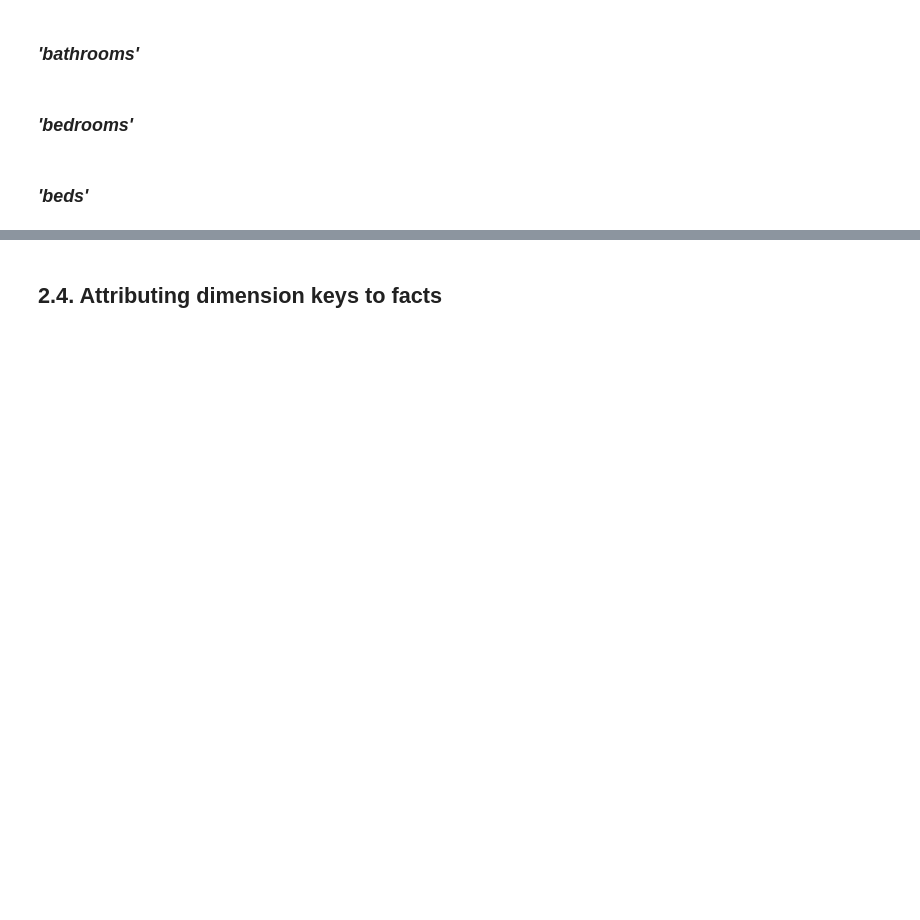
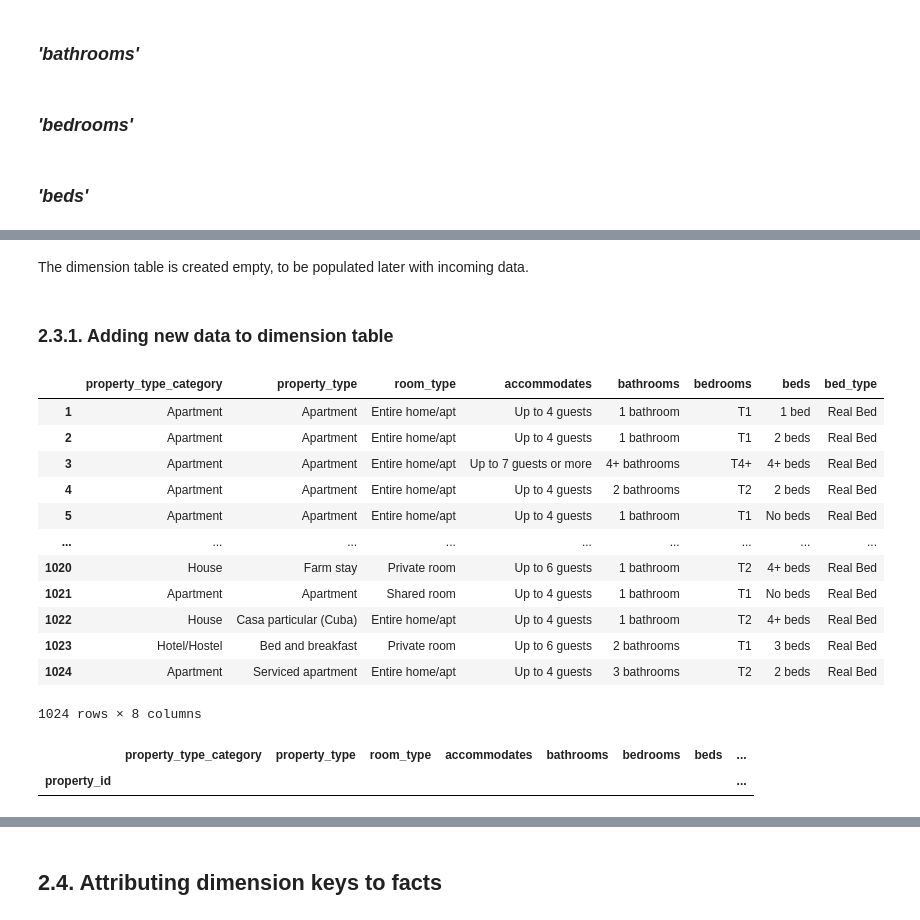
Before and after one commit to beatriz-lima/TPD-Airbnb-Data, a Jupyter notebook: Notebooks/ETL_Property.ipynb, the cells around one changed output, grey strips where cells are left out. Drawn from its saved outputs; the diff is of its cells as text; code cells hidden in the pictures; blank space fills up the shorter version.

```diff
--- a/Notebooks/ETL_Property.ipynb
+++ b/Notebooks/ETL_Property.ipynb
@@ -182,3 +218,7 @@ df_conv_facts
+# %% [markdown]
+The dimension table is created empty, to be populated later with incoming data.
+# %% [markdown]
+### 2.3.1. Adding new data to dimension table
 # %%
 def create_property_dimension(df_conv_facts,columns):
     """Creates a Property dimension table from a converted facts DataFrame"""
@@ -188,6 +228,20 @@ def create_property_dimension(df_conv_facts,columns):
 
     return property_dimension
 # %%
-property_dimension = create_property_dimension(df_conv_facts,list(df_conv_facts.columns[1:]))
+property_dimension_new = create_property_dimension(df_conv_facts,list(df_conv_facts.columns[1:]))
 
-property_dimension
+property_dimension_new
+# %% [output]
+|  | property_type_category | property_type | room_type | accommodates | bathrooms | bedrooms | beds | bed_type |
+| 1 | Apartment | Apartment | Entire home/apt | Up to 4 guests | 1 bathroom | T1 | 1 bed | Real Bed |
+| 2 | Apartment | Apartment | Entire home/apt | Up to 4 guests | 1 bathroom | T1 | 2 beds | Real Bed |
+| 3 | Apartment | Apartment | Entire home/apt | Up to 7 guests or more | 4+ bathrooms | T4+ | 4+ beds | Real Bed |
+| 4 | Apartment | Apartment | Entire home/apt | Up to 4 guests | 2 bathrooms | T2 | 2 beds | Real Bed |
+| 5 | Apartment | Apartment | Entire home/apt | Up to 4 guests | 1 bathroom | T1 | No beds | Real Bed |
+| ... | ... | ... | ... | ... | ... | ... | ... | ... |
+| 1020 | House | Farm stay | Private room | Up to 6 guests | 1 bathroom | T2 | 4+ beds | Real Bed |
+| 1021 | Apartment | Apartment | Shared room | Up to 4 guests | 1 bathroom | T1 | No beds | Real Bed |
+| 1022 | House | Casa particular (Cuba) | Entire home/apt | Up to 4 guests | 1 bathroom | T2 | 4+ beds | Real Bed |
+| 1023 | Hotel/Hostel | Bed and breakfast | Private room | Up to 6 guests | 2 bathrooms | T1 | 3 beds | Real Bed |
+| 1024 | Apartment | Serviced apartment | Entire home/apt | Up to 4 guests | 3 bathrooms | T2 | 2 beds | Real Bed |
+1024 rows × 8 columns
@@ -193,0 +281,17 @@ property_dimension
+# %%
+# retrieve Property dimension table
+conn = pg.connect(host = host_local,
+                        database = db_local,
+                        user = user_local,
+                        password = hpwd)
+
+property_dimension_old = query_table(conn, 'property')
+
+conn.close()
+
+property_dimension_old.set_index('property_id', inplace = True)
+
+property_dimension_old
+# %% [output]
+|  | property_type_category | property_type | room_type | accommodates | bathrooms | bedrooms | beds | ... |
+| property_id |  |  |  |  |  |  |  | ... |
```
Also changed, not shown: parts of 26 cells of this notebook.
